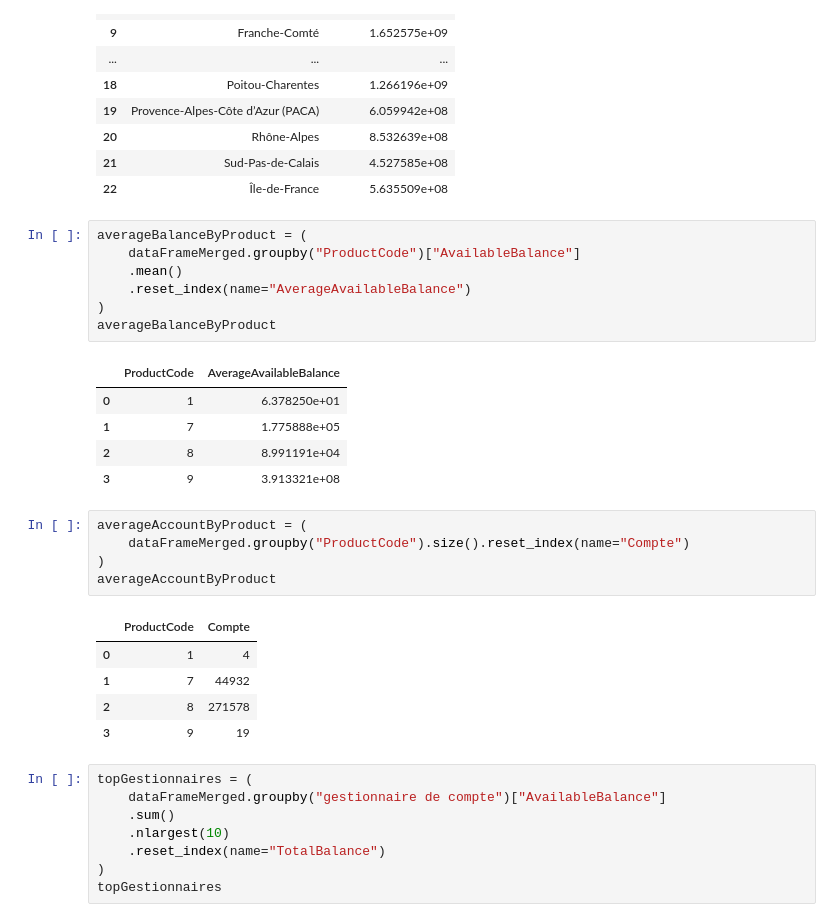
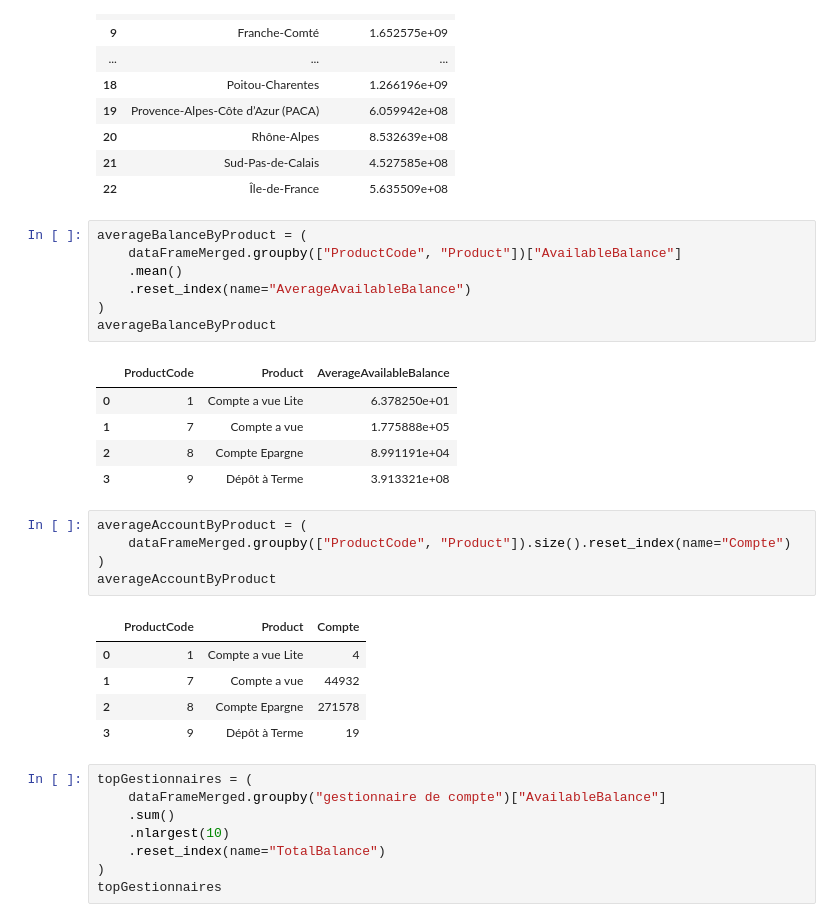
Before and after one commit to Dera2Salles/ETL, a Jupyter notebook: python-script.ipynb, the cells around one changed output. Drawn from its saved outputs; the diff is of its cells as text.

Commit message:
update : add product name

```diff
--- a/python-script.ipynb
+++ b/python-script.ipynb
@@ -127,28 +127,28 @@ totalBalanceByBranch
 | 22 | Île-de-France | 5.635509e+08 |
 # %%
 averageBalanceByProduct = (
-    dataFrameMerged.groupby("ProductCode")["AvailableBalance"]
+    dataFrameMerged.groupby(["ProductCode", "Product"])["AvailableBalance"]
     .mean()
     .reset_index(name="AverageAvailableBalance")
 )
 averageBalanceByProduct
 # %% [output]
-|  | ProductCode | AverageAvailableBalance |
-| 0 | 1 | 6.378250e+01 |
-| 1 | 7 | 1.775888e+05 |
-| 2 | 8 | 8.991191e+04 |
-| 3 | 9 | 3.913321e+08 |
+|  | ProductCode | Product | AverageAvailableBalance |
+| 0 | 1 | Compte a vue Lite | 6.378250e+01 |
+| 1 | 7 | Compte a vue | 1.775888e+05 |
+| 2 | 8 | Compte Epargne | 8.991191e+04 |
+| 3 | 9 | Dépôt à Terme | 3.913321e+08 |
 # %%
 averageAccountByProduct = (
-    dataFrameMerged.groupby("ProductCode").size().reset_index(name="Compte")
+    dataFrameMerged.groupby(["ProductCode", "Product"]).size().reset_index(name="Compte")
 )
 averageAccountByProduct
 # %% [output]
-|  | ProductCode | Compte |
-| 0 | 1 | 4 |
-| 1 | 7 | 44932 |
-| 2 | 8 | 271578 |
-| 3 | 9 | 19 |
+|  | ProductCode | Product | Compte |
+| 0 | 1 | Compte a vue Lite | 4 |
+| 1 | 7 | Compte a vue | 44932 |
+| 2 | 8 | Compte Epargne | 271578 |
+| 3 | 9 | Dépôt à Terme | 19 |
 # %%
 topGestionnaires = (
     dataFrameMerged.groupby("gestionnaire de compte")["AvailableBalance"]
```
Also changed, not shown: 1 other file.
